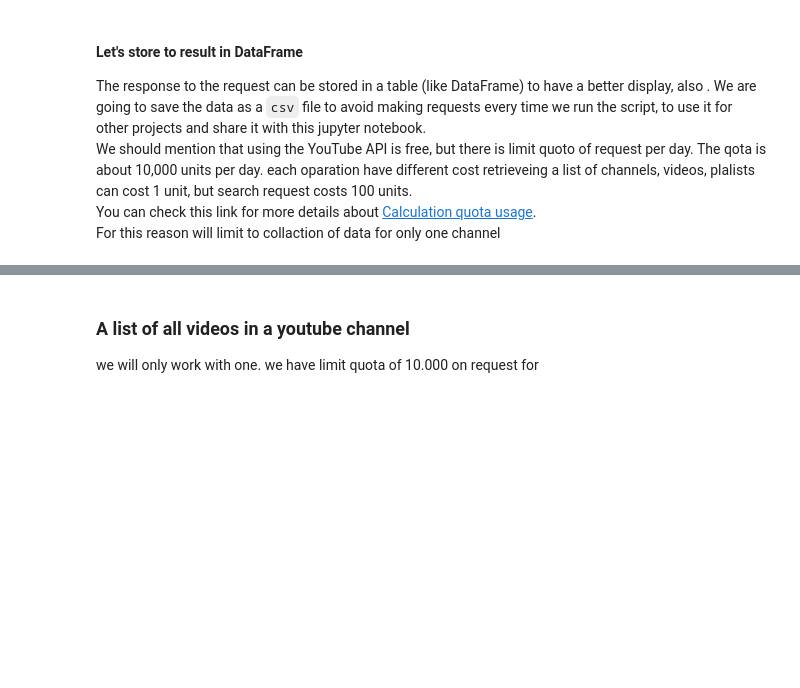
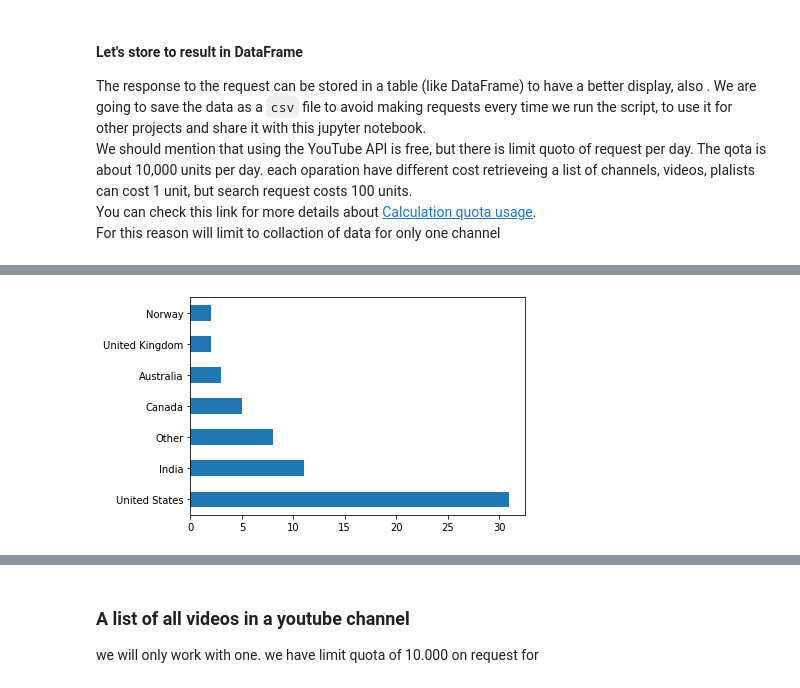
Before and after one commit to zakicode19/YouTubeApi, a Jupyter notebook: youtube_api.ipynb, the cells around one changed output, grey strips where cells are left out. Cells and saved outputs as stored; diff of their text form; code cells hidden in the pictures; blank space fills up the shorter version.

```diff
--- a/youtube_api.ipynb
+++ b/youtube_api.ipynb
@@ -123,0 +519,5 @@ channels_stat.country.value_counts()
+# %%
+
+_ = summery_df['countryOther'].value_counts().plot.barh()
+# %% [output]
+[figure, added]
```
Also changed, not shown: parts of 97 cells of this notebook, 3 other files.
